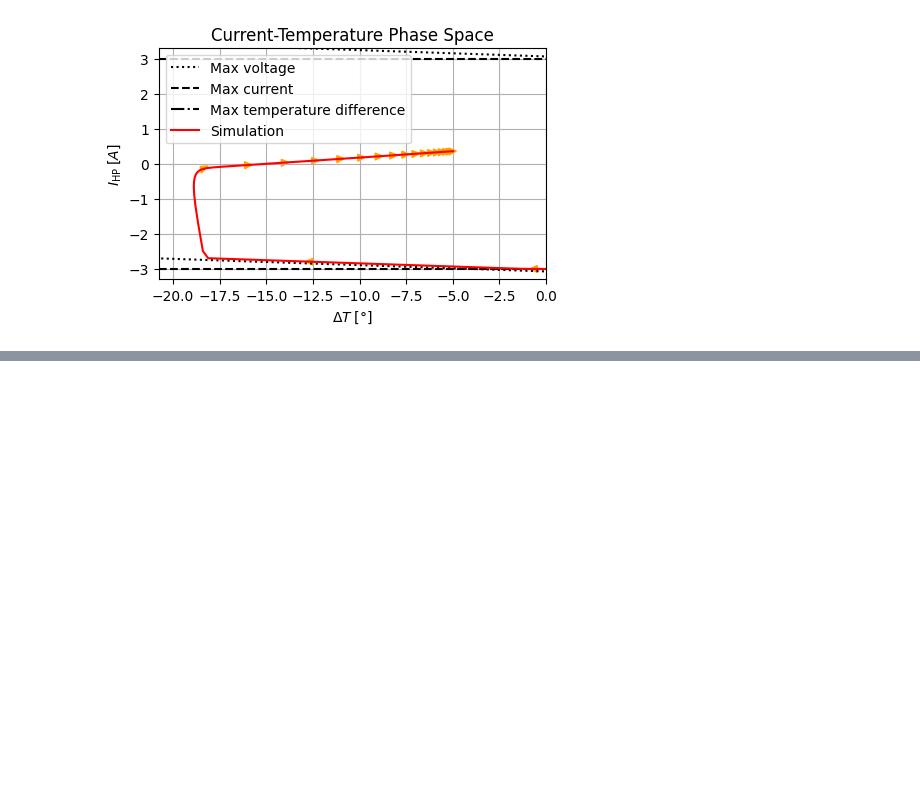
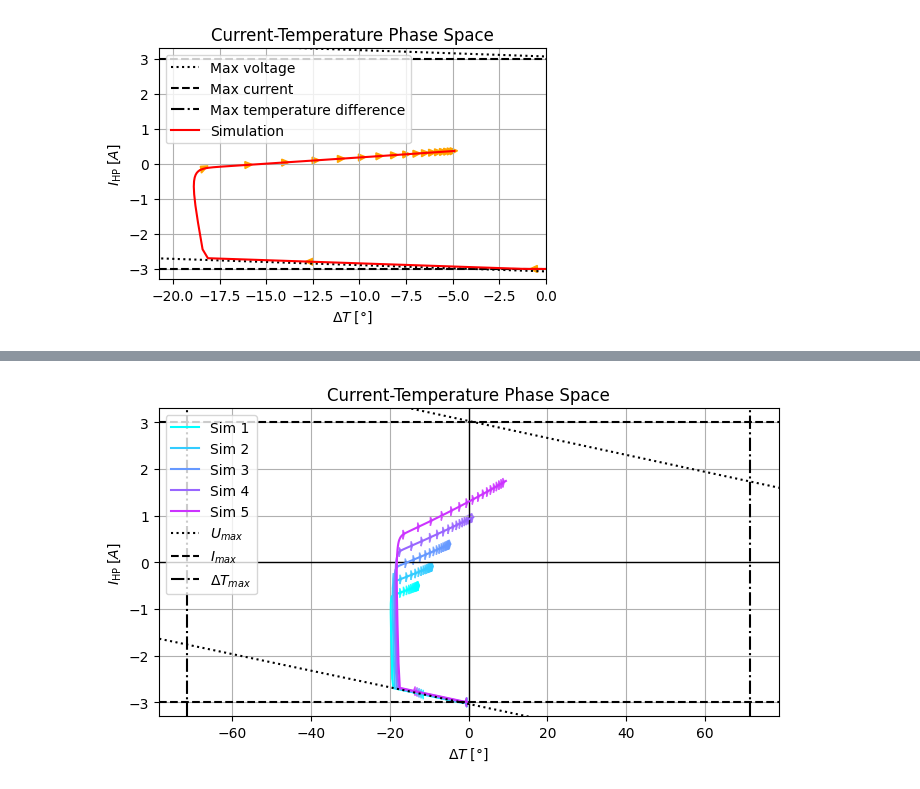
Before and after one commit to Jackmastro/Semester_Project, a Jupyter notebook: notebooks/main_simulation.ipynb, the cells around one changed output, grey strips where cells are left out. Saved outputs shown, nothing was run; the diff lists cells and outputs as text; code cells hidden in the pictures; blank space fills up the shorter version.

```diff
--- a/notebooks/main_simulation.ipynb
+++ b/notebooks/main_simulation.ipynb
@@ -216,3 +243,93 @@ for traj in range(num_traj):
+# %%
+colormap = plt.colormaps['cool']
+
+## Arrows
+# Steps and thresholds to sparse the arrows
+arrow_step = 30
+# threshold_dx = 1.0
+# threshold_dy = 0.003
+
+# def moving_average(data, window_size):
+#     return np.convolve(data, np.ones(window_size) / window_size, mode='valid')
+# # Remove noise
+# window_size = 20
+# smoothed_x_sim = moving_average(x_sim, window_size)
+# smoothed_y_sim = moving_average(y_sim, window_size)
+
+# dx = np.diff(smoothed_x_sim)
+# dy = np.diff(smoothed_y_sim)
+
+# # Mask to filter and get only transients
+# arrow_mask = (np.abs(dx) > threshold_dx) | (np.abs(dy) > threshold_dy)
+# arrow_mask = np.concatenate((np.zeros(window_size), arrow_mask))
+# arrow_mask = np.cumsum(arrow_mask[::-1]) > 0
+# arrow_mask = arrow_mask[::-1]
+
+# arrow_x_vec = x_sim[arrow_mask]
+# arrow_y_vec = y_sim[arrow_mask]
+
+# arrow_dx_vec = dx[arrow_mask[window_size:]]
+# arrow_dy_vec = dy[arrow_mask[window_size:]]
+
+# arrow_x_vec = arrow_x_vec[::arrow_step]
+# arrow_y_vec = arrow_y_vec[::arrow_step]
+# arrow_dx_vec = arrow_dx_vec[::arrow_step]
+# arrow_dy_vec = arrow_dy_vec[::arrow_step]
+
+# Constraints TODO improve lenght instead of calling sim
+x_sim = results["T_h"].to_numpy() - results["T_c"].to_numpy()
+y_sim = results["I_HP"].to_numpy()
+COP_sim = results["COP"].to_numpy()
+
+x = results[["SoC", "T_c", "T_h"]].to_numpy().T
+u = results[["I_HP", "x_FAN"]].to_numpy().T
+
+def get_constraints(delta_T:np.ndarray) -> np.ndarray:
+    y_vec_min = (-model.U_BT_num(x, u) - model.S_M * (delta_T)) / model.R_M
+    y_vec_max = (model.U_BT_num(x, u) - model.S_M * (delta_T)) / model.R_M
+    return y_vec_min, y_vec_max
+
+x_vec = np.linspace(-100, 100, len(x_sim))
+y_vec_min, y_vec_max = get_constraints(x_vec)
+
+### Plot
+plt.figure(figsize=(8, 4))
+plt.axhline(y=0, lw=1, color='black', label='_nolegend_')
+plt.axvline(x=0, lw=1, color='black', label='_nolegend_')
+# Group by simulation_id
+for sim_id, group in all_results_df.groupby(level='simulation_id'):
+    # Compute x and y values for this trajectory
+    x_sim = group["T_h"].to_numpy() - group["T_c"].to_numpy()
+    y_sim = group["I_HP"].to_numpy()
+
+    # Plot each trajectory
+    traj_color = colormap(sim_id / num_traj)
+    plt.plot(x_sim, y_sim, label=f"Sim {sim_id+1}", color=traj_color)
+    for i in range(0, len(x_sim) - arrow_step, arrow_step):
+        plt.arrow(
+            x_sim[i], y_sim[i],
+            x_sim[i + 1] - x_sim[i], y_sim[i + 1] - y_sim[i],
+            head_width=0.2, head_length=0.4, fc=traj_color, ec=traj_color, alpha=0.8
+        )
+
+plt.plot(x_vec, y_vec_min, color='black', linestyle=':', label=r'$U_{max}$')
+plt.plot(x_vec, y_vec_max, color='black', linestyle=':')
+plt.axhline(y=model.I_HP_max, color='black', linestyle='--', label=r'$I_{max}$')
+plt.axhline(y=-model.I_HP_max, color='black', linestyle='--')
+plt.axvline(x=model.DeltaT_max, color='black', linestyle='-.', label=r'$\Delta T_{max}$')
+plt.axvline(x=-model.DeltaT_max, color='black', linestyle='-.')
+
+# Configure plot
+plt.xlim(-model.DeltaT_max * 1.1, model.DeltaT_max * 1.1)
+plt.ylim(-model.I_HP_max * 1.1, model.I_HP_max * 1.1)
+plt.xlabel(r'$\Delta T \; [°]$')
+plt.ylabel(r'$I_\mathrm{HP} \; [A]$')
+plt.title('Current-Temperature Phase Space')
+plt.legend()
+plt.grid()
+plt.show()
+# %% [output]
+[figure, added]
 # %%
 # # Continuous Open-Loop
 # # Nonlinear phase portrait
```
Also changed, not shown: parts of 4 cells of this notebook, 1 other file.
